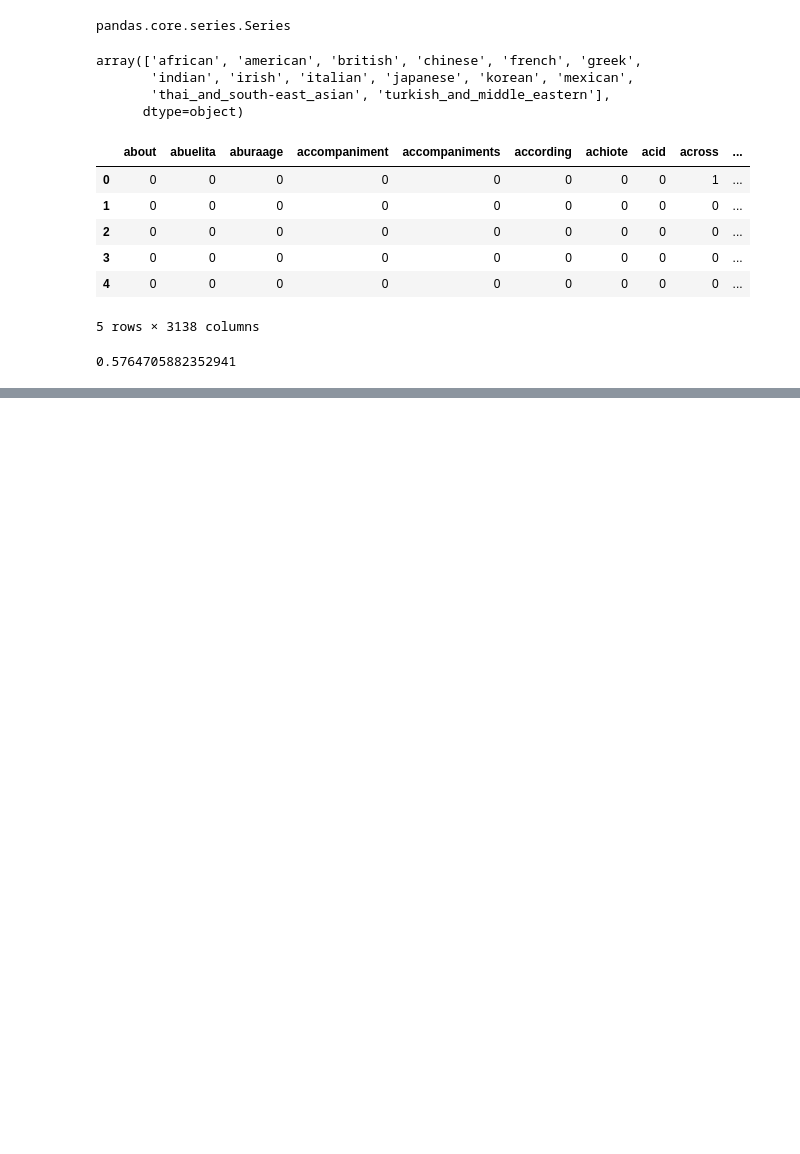
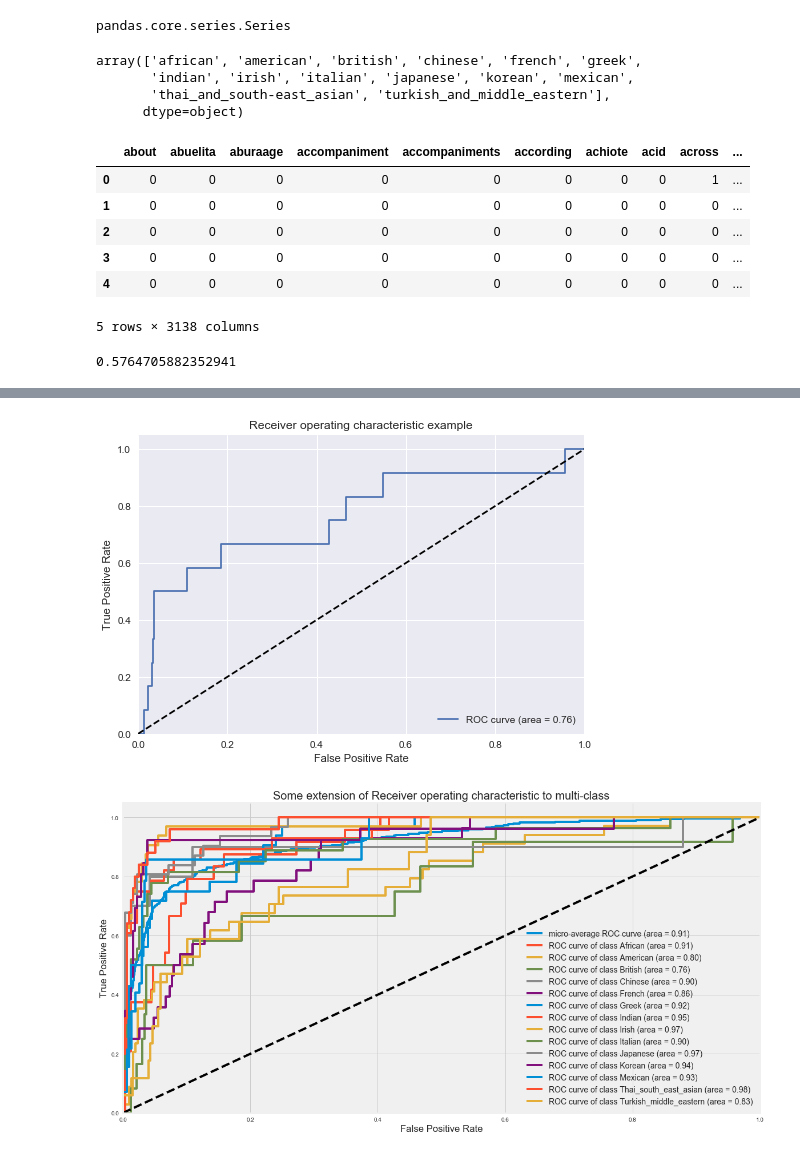
Before and after one commit to Prottoy2938/mod_3_project_cuisines, a Jupyter notebook: Jaime_Testing_Models_v2.ipynb, the cells around one changed output, grey strips where cells are left out. Saved outputs shown, nothing was run; the diff lists cells and outputs as text; code cells hidden in the pictures; blank space fills up the shorter version.

Commit message:
Final models and ROC_AUC for each class

```diff
--- a/Jaime_Testing_Models_v2.ipynb
+++ b/Jaime_Testing_Models_v2.ipynb
@@ -187,0 +278,71 @@ knn_train_score
+# %%
+import numpy as np
+import matplotlib.pyplot as plt
+from sklearn import svm, datasets
+from sklearn.metrics import roc_curve, auc
+from sklearn.preprocessing import label_binarize
+from sklearn.multiclass import OneVsRestClassifier
+
+
+# Binarize the output
+y = label_binarize(target, classes=list(range(1,15)))
+n_classes = y.shape[1]
+
+# shuffle and split training and test sets
+X_train, X_test, y_train, y_test = model_selection.train_test_split(data, y, train_size = .8)
+# n_classes = 14
+
+# Learn to predict each class against the other
+classifier = OneVsRestClassifier(svm.SVC(kernel='linear', probability=True))
+#classifier = RandomForestClassifier(n_estimators=100, oob_score=True)
+
+y_score = classifier.fit(X_train, y_train).decision_function(X_test)
+
+# Compute ROC curve and ROC area for each class
+fpr = dict()
+tpr = dict()
+roc_auc = dict()
+for i in list(range(n_classes)):
+    fpr[i], tpr[i], _ = roc_curve(y_test[:, i], y_score[:, i])
+    roc_auc[i] = auc(fpr[i], tpr[i])
+
+# Compute micro-average ROC curve and ROC area
+fpr["micro"], tpr["micro"], _ = roc_curve(y_test.ravel(), y_score.ravel())
+roc_auc["micro"] = auc(fpr["micro"], tpr["micro"])
+
+# Plot of a ROC curve for a specific class
+plt.figure()
+plt.plot(fpr[2], tpr[2], label='ROC curve (area = %0.2f)' % roc_auc[2])
+plt.plot([0, 1], [0, 1], 'k--')
+plt.xlim([0.0, 1.0])
+plt.ylim([0.0, 1.05])
+plt.xlabel('False Positive Rate')
+plt.ylabel('True Positive Rate')
+plt.title('Receiver operating characteristic example')
+plt.legend(loc="lower right")
+plt.show()
+
+# Plot ROC curve
+plt.figure(figsize=(20,10))
+plt.style.use('fivethirtyeight')
+plt.plot(fpr["micro"], tpr["micro"],
+         label='micro-average ROC curve (area = {0:0.2f})'
+               ''.format(roc_auc["micro"]))
+
+labels = ['African', 'American', 'British', 'Chinese', 'French', 'Greek', 'Indian', 'Irish', 'Italian', 'Japanese', 'Korean', 'Mexican', 'Thai_south_east_asian', 'Turkish_middle_eastern']
+
+for i in range(n_classes):
+    plt.plot(fpr[i], tpr[i], label='ROC curve of class {0} (area = {1:0.2f})'
+                                   ''.format(labels[i], roc_auc[i]))
+
+plt.plot([0, 1], [0, 1], 'k--')
+plt.xlim([0.0, 1.0])
+plt.ylim([0.0, 1.05])
+plt.xlabel('False Positive Rate')
+plt.ylabel('True Positive Rate')
+plt.title('Some extension of Receiver operating characteristic to multi-class')
+plt.legend(loc="lower right", fontsize = 14)
+plt.show()
+# %% [output]
+[figure, added]
+[figure, added]
```
Also changed, not shown: parts of 6 cells of this notebook.
